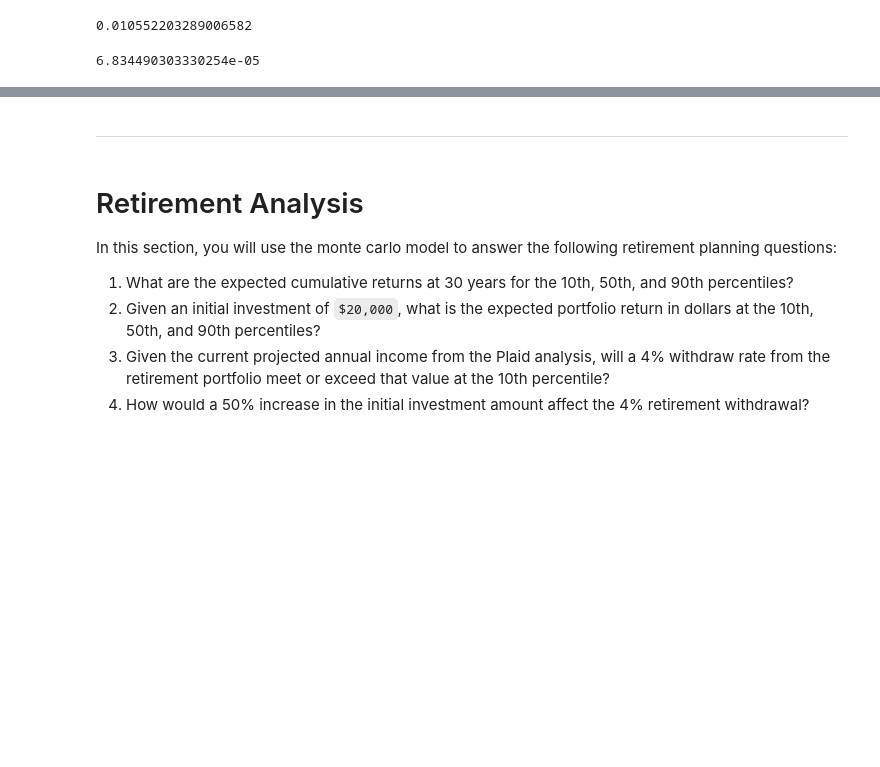
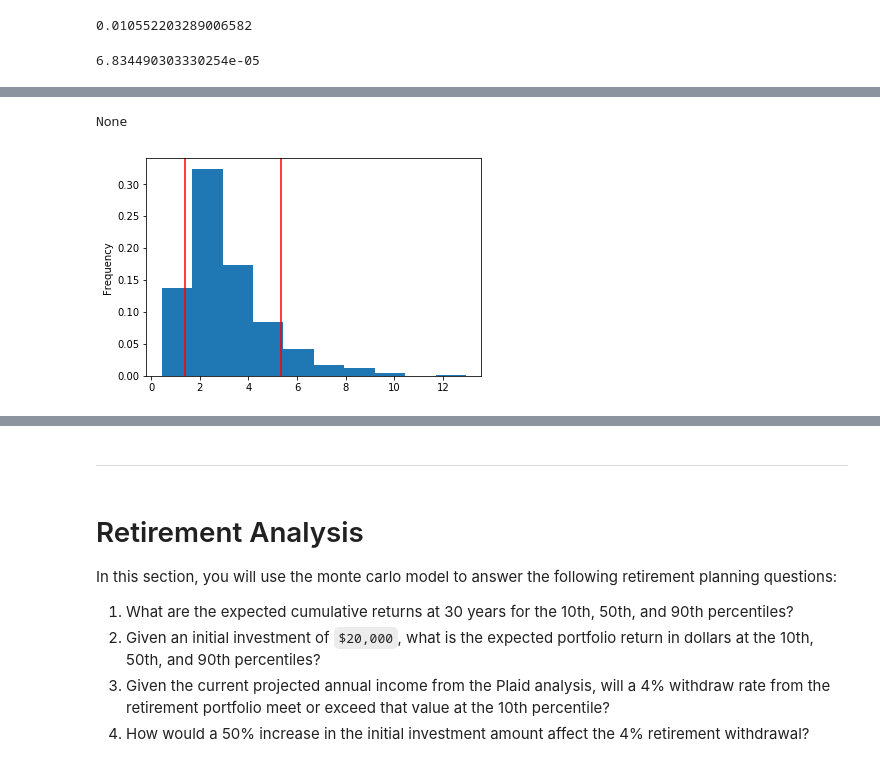
Before and after one commit to stragitech/APIs, a Jupyter notebook: portfolio_planner.ipynb, the cells around one changed output, grey strips where cells are left out. Cells and saved outputs as stored; diff of their text form; code cells hidden in the pictures; blank space fills up the shorter version.

```diff
--- a/portfolio_planner.ipynb
+++ b/portfolio_planner.ipynb
@@ -165,22 +200,25 @@ ending_cumulative_returns.value_counts(bins=10) / len(ending_cumulative_returns)
 # %%
 confidence_range = [0.1 , 0.9]
-def confidence_interval1(r):
+def confidence_interval_2(r):
     """Calculate quintile values from decimal confidence interval value"""
     quintile_range_difference = (1-r)/2
     quintile_range = [(0+quintile_range_difference), (1-quintile_range_difference)]
 
     confidence_interval = ending_cumulative_returns.quantile(q=quintile_range)
 
     ending_cumulative_returns.plot(kind='hist', density=True, bins=10)
     plt.axvline(confidence_interval.iloc[0], color='r')
     plt.axvline(confidence_interval.iloc[1], color='r')
 
     #print(confidence_interval1(r))
     #confidence_interval = ending_cumulative_returns.quantile(q=[0.2, 0.8])
 
 
 #print(type(confidence_interval1(.5)))
 #print(confidence_interval1(0.5))
-print(confidence_interval1(.8))
+print(confidence_interval_2(.8))
+# %% [output]
+None
+[figure, added]
 # %%
 # Display the 90% confidence interval for the ending returns
```
Also changed, not shown: parts of 10 cells of this notebook.
